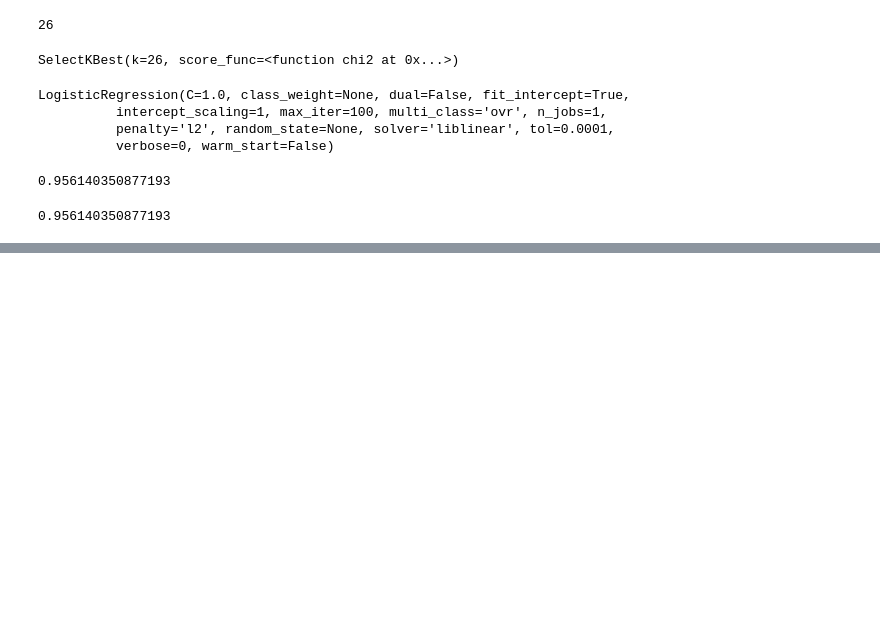
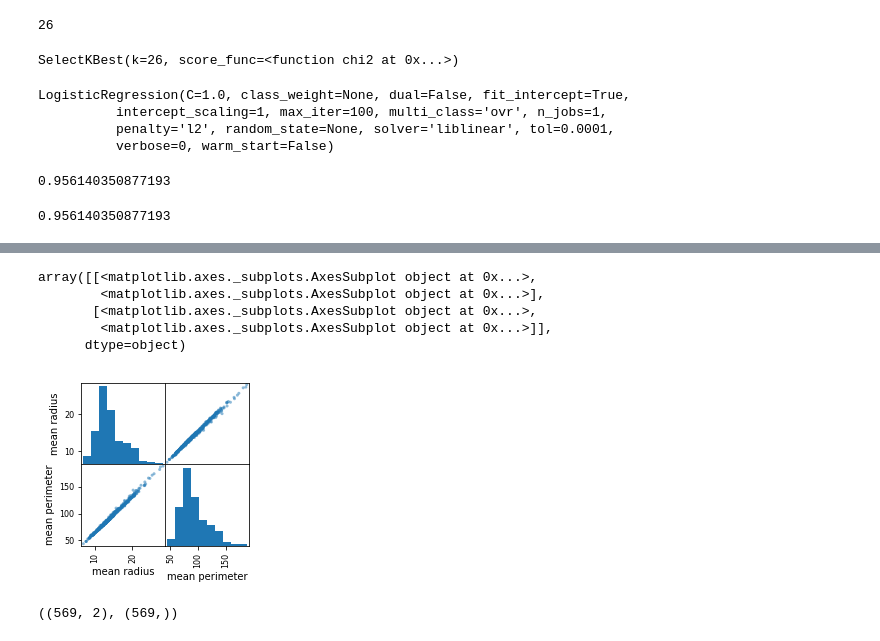
Before and after one commit to MyznEiji/introductionToIdentificationByLearningWithScikit-learn, a Jupyter notebook: fromDataToFeatureQuantity/section5.ipynb, the cells around one changed output, grey strips where cells are left out. Cells and saved outputs as stored; diff of their text form; code cells hidden in the pictures; blank space fills up the shorter version.

```diff
--- a/fromDataToFeatureQuantity/section5.ipynb
+++ b/fromDataToFeatureQuantity/section5.ipynb
@@ -553,0 +601,10 @@ clf.score(X_test, y_test)
+# %%
+df = pd.DataFrame(data.data[:, [0,2]], columns=data.feature_names[[0,2]])
+scatter_matrix(df, figsize=(3, 3))
+# %% [output]
+array([[<matplotlib.axes._subplots.AxesSubplot object at 0x...>,
+        <matplotlib.axes._subplots.AxesSubplot object at 0x...>],
+       [<matplotlib.axes._subplots.AxesSubplot object at 0x...>,
+        <matplotlib.axes._subplots.AxesSubplot object at 0x...>]],
+      dtype=object)
+[figure, added]
@@ -553,0 +615,4 @@ clf.score(X_test, y_test)
+# %%
+X.shape, y.shape
+# %% [output]
+((569, 2), (569,))
```
Also changed, not shown: parts of 16 cells of this notebook.
